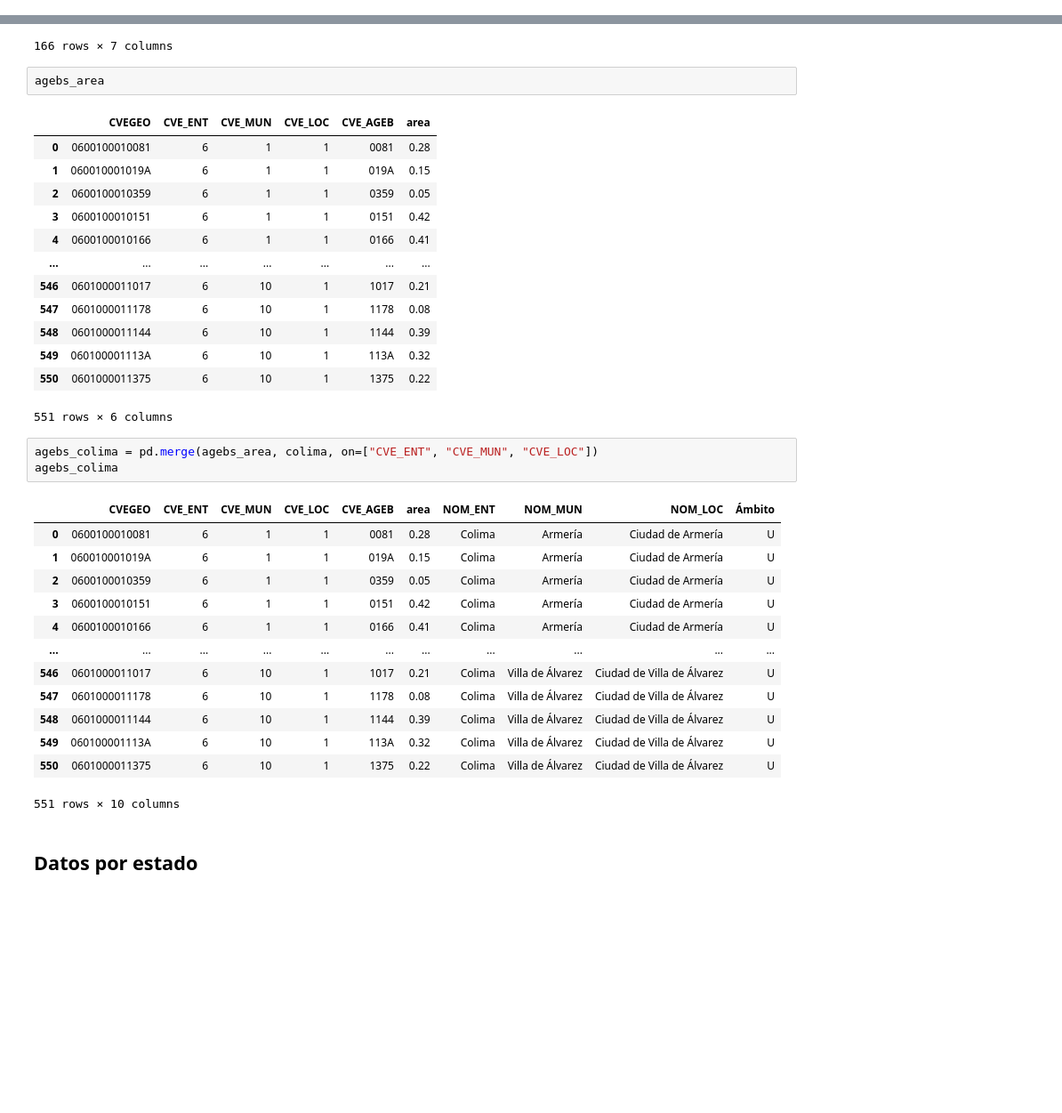
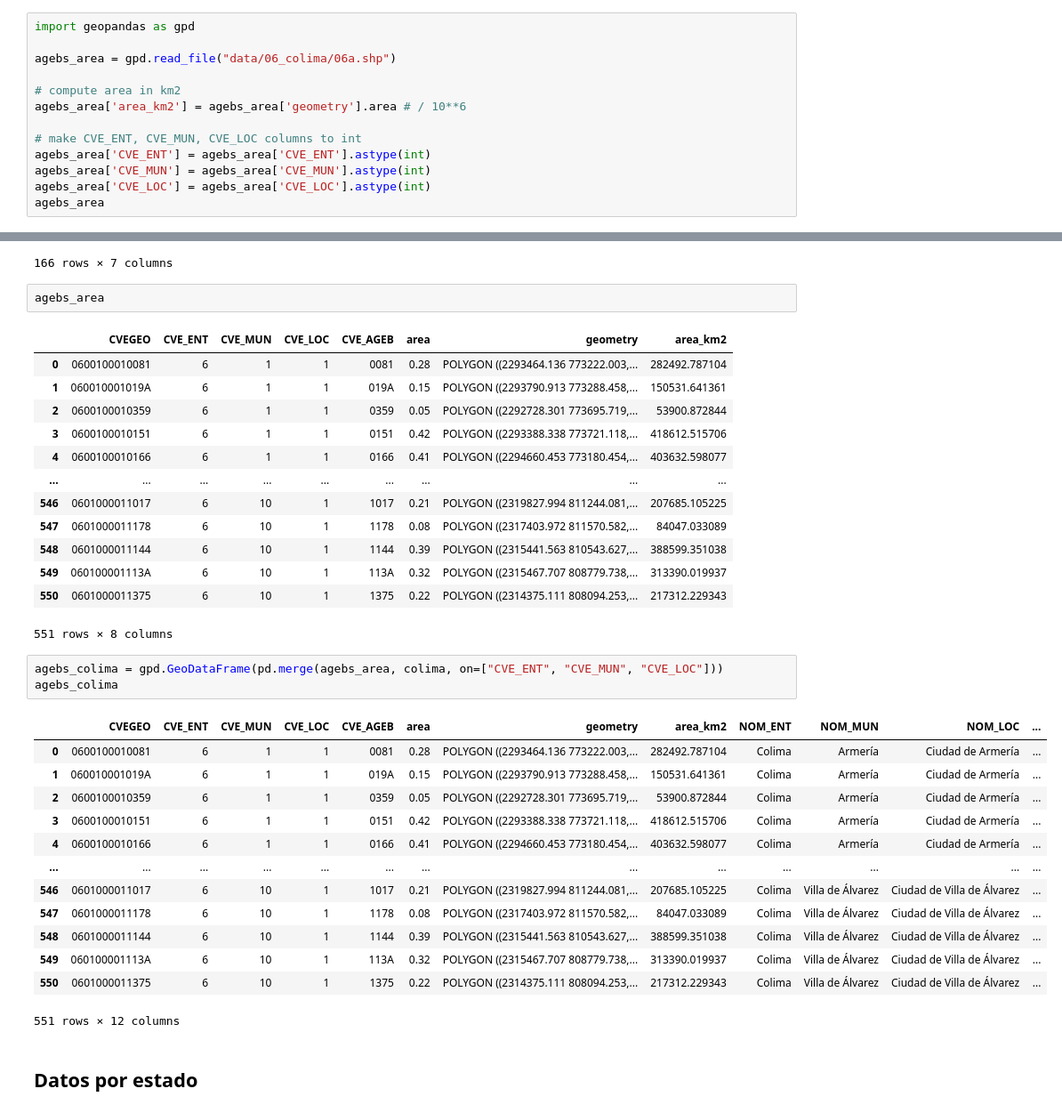
Before and after one commit to pcorner10/pronaces_analisis, a Jupyter notebook: datosNacionalesSentinel.ipynb, the cells around one changed output, grey strips where cells are left out. Shown: that part at 89% size. Cells and saved outputs as stored; diff of their text form; blank space fills up the shorter version.

```diff
--- a/datosNacionalesSentinel.ipynb
+++ b/datosNacionalesSentinel.ipynb
@@ -95,0 +73,13 @@ agebs_area.head()
+# %%
+import geopandas as gpd
+
+agebs_area = gpd.read_file("data/06_colima/06a.shp")
+
+# compute area in km2
+agebs_area['area_km2'] = agebs_area['geometry'].area # / 10**6
+
+# make CVE_ENT, CVE_MUN, CVE_LOC columns to int
+agebs_area['CVE_ENT'] = agebs_area['CVE_ENT'].astype(int)
+agebs_area['CVE_MUN'] = agebs_area['CVE_MUN'].astype(int)
+agebs_area['CVE_LOC'] = agebs_area['CVE_LOC'].astype(int)
+agebs_area
@@ -160,36 +164,36 @@ colima
 # %%
 agebs_area
 # %% [output]
-|  | CVEGEO | CVE_ENT | CVE_MUN | CVE_LOC | CVE_AGEB | area |
-| 0 | 0600100010081 | 6 | 1 | 1 | 0081 | 0.28 |
-| 1 | 060010001019A | 6 | 1 | 1 | 019A | 0.15 |
-| 2 | 0600100010359 | 6 | 1 | 1 | 0359 | 0.05 |
-| 3 | 0600100010151 | 6 | 1 | 1 | 0151 | 0.42 |
-| 4 | 0600100010166 | 6 | 1 | 1 | 0166 | 0.41 |
-| ... | ... | ... | ... | ... | ... | ... |
-| 546 | 0601000011017 | 6 | 10 | 1 | 1017 | 0.21 |
-| 547 | 0601000011178 | 6 | 10 | 1 | 1178 | 0.08 |
-| 548 | 0601000011144 | 6 | 10 | 1 | 1144 | 0.39 |
-| 549 | 060100001113A | 6 | 10 | 1 | 113A | 0.32 |
-| 550 | 0601000011375 | 6 | 10 | 1 | 1375 | 0.22 |
+|  | CVEGEO | CVE_ENT | CVE_MUN | CVE_LOC | CVE_AGEB | area | geometry | area_km2 |
+| 0 | 0600100010081 | 6 | 1 | 1 | 0081 | 0.28 | POLYGON ((2293464.136 773222.003,... | 282492.787104 |
+| 1 | 060010001019A | 6 | 1 | 1 | 019A | 0.15 | POLYGON ((2293790.913 773288.458,... | 150531.641361 |
+| 2 | 0600100010359 | 6 | 1 | 1 | 0359 | 0.05 | POLYGON ((2292728.301 773695.719,... | 53900.872844 |
+| 3 | 0600100010151 | 6 | 1 | 1 | 0151 | 0.42 | POLYGON ((2293388.338 773721.118,... | 418612.515706 |
+| 4 | 0600100010166 | 6 | 1 | 1 | 0166 | 0.41 | POLYGON ((2294660.453 773180.454,... | 403632.598077 |
+| ... | ... | ... | ... | ... | ... | ... | ... | ... |
+| 546 | 0601000011017 | 6 | 10 | 1 | 1017 | 0.21 | POLYGON ((2319827.994 811244.081,... | 207685.105225 |
+| 547 | 0601000011178 | 6 | 10 | 1 | 1178 | 0.08 | POLYGON ((2317403.972 811570.582,... | 84047.033089 |
+| 548 | 0601000011144 | 6 | 10 | 1 | 1144 | 0.39 | POLYGON ((2315441.563 810543.627,... | 388599.351038 |
+| 549 | 060100001113A | 6 | 10 | 1 | 113A | 0.32 | POLYGON ((2315467.707 808779.738,... | 313390.019937 |
+| 550 | 0601000011375 | 6 | 10 | 1 | 1375 | 0.22 | POLYGON ((2314375.111 808094.253,... | 217312.229343 |
-551 rows × 6 columns
+551 rows × 8 columns
 # %%
-agebs_colima = pd.merge(agebs_area, colima, on=["CVE_ENT", "CVE_MUN", "CVE_LOC"])
+agebs_colima = gpd.GeoDataFrame(pd.merge(agebs_area, colima, on=["CVE_ENT", "CVE_MUN", "CVE_LOC"]))
 agebs_colima
 # %% [output]
-|  | CVEGEO | CVE_ENT | CVE_MUN | CVE_LOC | CVE_AGEB | area | NOM_ENT | NOM_MUN | NOM_LOC | Ámbito |
-| 0 | 0600100010081 | 6 | 1 | 1 | 0081 | 0.28 | Colima | Armería | Ciudad de Armería | U |
-| 1 | 060010001019A | 6 | 1 | 1 | 019A | 0.15 | Colima | Armería | Ciudad de Armería | U |
-| 2 | 0600100010359 | 6 | 1 | 1 | 0359 | 0.05 | Colima | Armería | Ciudad de Armería | U |
-| 3 | 0600100010151 | 6 | 1 | 1 | 0151 | 0.42 | Colima | Armería | Ciudad de Armería | U |
-| 4 | 0600100010166 | 6 | 1 | 1 | 0166 | 0.41 | Colima | Armería | Ciudad de Armería | U |
-| ... | ... | ... | ... | ... | ... | ... | ... | ... | ... | ... |
-| 546 | 0601000011017 | 6 | 10 | 1 | 1017 | 0.21 | Colima | Villa de Álvarez | Ciudad de Villa de Álvarez | U |
-| 547 | 0601000011178 | 6 | 10 | 1 | 1178 | 0.08 | Colima | Villa de Álvarez | Ciudad de Villa de Álvarez | U |
-| 548 | 0601000011144 | 6 | 10 | 1 | 1144 | 0.39 | Colima | Villa de Álvarez | Ciudad de Villa de Álvarez | U |
-| 549 | 060100001113A | 6 | 10 | 1 | 113A | 0.32 | Colima | Villa de Álvarez | Ciudad de Villa de Álvarez | U |
-| 550 | 0601000011375 | 6 | 10 | 1 | 1375 | 0.22 | Colima | Villa de Álvarez | Ciudad de Villa de Álvarez | U |
+|  | CVEGEO | CVE_ENT | CVE_MUN | CVE_LOC | CVE_AGEB | area | geometry | area_km2 | NOM_ENT | NOM_MUN | NOM_LOC | ... |
+| 0 | 0600100010081 | 6 | 1 | 1 | 0081 | 0.28 | POLYGON ((2293464.136 773222.003,... | 282492.787104 | Colima | Armería | Ciudad de Armería | ... |
+| 1 | 060010001019A | 6 | 1 | 1 | 019A | 0.15 | POLYGON ((2293790.913 773288.458,... | 150531.641361 | Colima | Armería | Ciudad de Armería | ... |
+| 2 | 0600100010359 | 6 | 1 | 1 | 0359 | 0.05 | POLYGON ((2292728.301 773695.719,... | 53900.872844 | Colima | Armería | Ciudad de Armería | ... |
+| 3 | 0600100010151 | 6 | 1 | 1 | 0151 | 0.42 | POLYGON ((2293388.338 773721.118,... | 418612.515706 | Colima | Armería | Ciudad de Armería | ... |
+| 4 | 0600100010166 | 6 | 1 | 1 | 0166 | 0.41 | POLYGON ((2294660.453 773180.454,... | 403632.598077 | Colima | Armería | Ciudad de Armería | ... |
+| ... | ... | ... | ... | ... | ... | ... | ... | ... | ... | ... | ... | ... |
+| 546 | 0601000011017 | 6 | 10 | 1 | 1017 | 0.21 | POLYGON ((2319827.994 811244.081,... | 207685.105225 | Colima | Villa de Álvarez | Ciudad de Villa de Álvarez | ... |
+| 547 | 0601000011178 | 6 | 10 | 1 | 1178 | 0.08 | POLYGON ((2317403.972 811570.582,... | 84047.033089 | Colima | Villa de Álvarez | Ciudad de Villa de Álvarez | ... |
+| 548 | 0601000011144 | 6 | 10 | 1 | 1144 | 0.39 | POLYGON ((2315441.563 810543.627,... | 388599.351038 | Colima | Villa de Álvarez | Ciudad de Villa de Álvarez | ... |
+| 549 | 060100001113A | 6 | 10 | 1 | 113A | 0.32 | POLYGON ((2315467.707 808779.738,... | 313390.019937 | Colima | Villa de Álvarez | Ciudad de Villa de Álvarez | ... |
+| 550 | 0601000011375 | 6 | 10 | 1 | 1375 | 0.22 | POLYGON ((2314375.111 808094.253,... | 217312.229343 | Colima | Villa de Álvarez | Ciudad de Villa de Álvarez | ... |
-551 rows × 10 columns
+551 rows × 12 columns
 # %% [markdown]
 ## Datos por estado
 # %%
```
Also changed, not shown: parts of 21 cells of this notebook, 8 other files.
